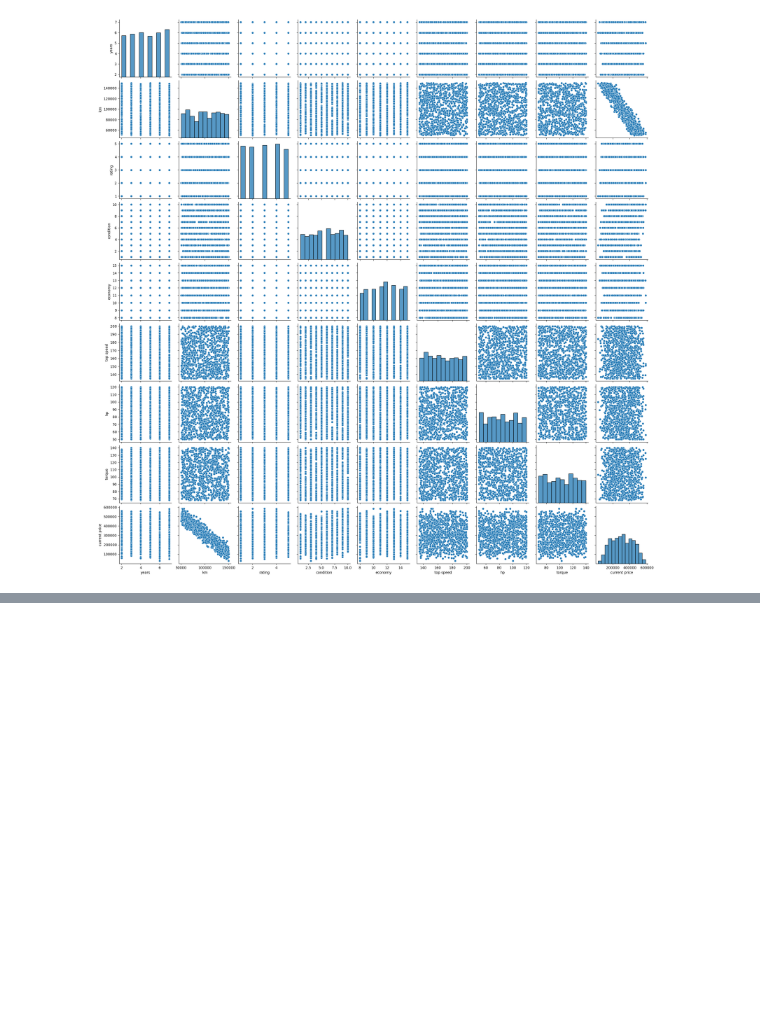
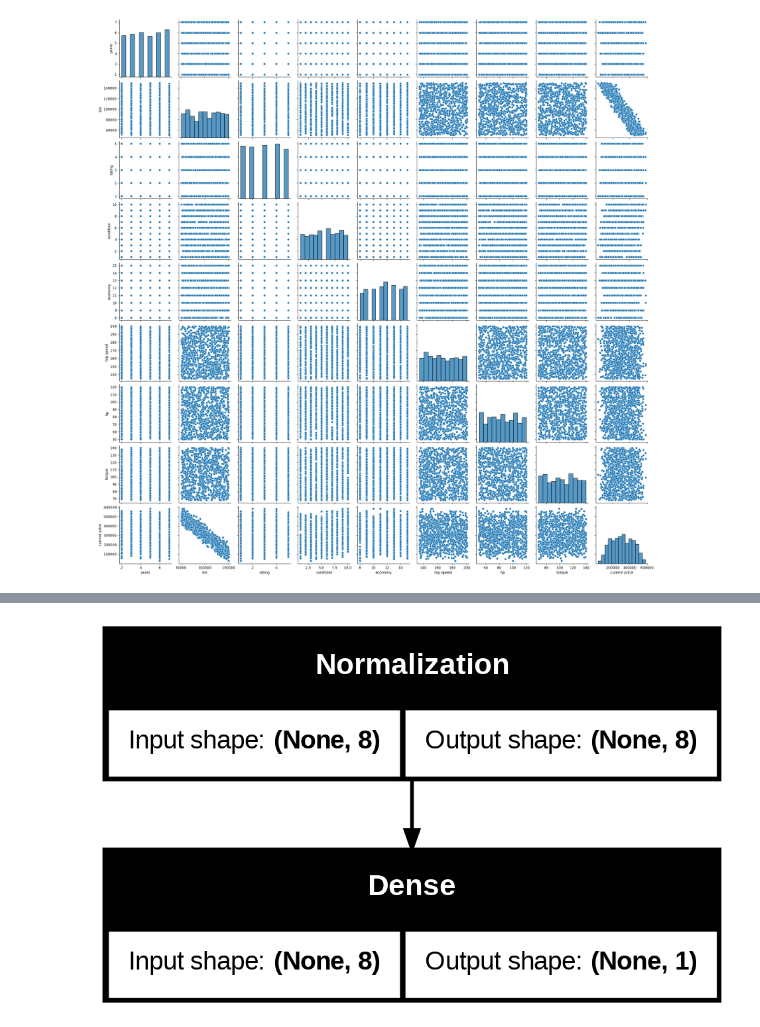
Before and after one commit to misrapk/Deep-Learning-Course-YT, a Jupyter notebook: Used_Car_Price_Prediction_Deep_Learning.ipynb, the cells around one changed output, grey strips where cells are left out. Cells and saved outputs as stored; diff of their text form; code cells hidden in the pictures; blank space fills up the shorter version.

```diff
--- a/Used_Car_Price_Prediction_Deep_Learning.ipynb
+++ b/Used_Car_Price_Prediction_Deep_Learning.ipynb
@@ -194,0 +71,2 @@ array([[-0.32650065,  1.3586191 ,  0.00855871, ...,  1.0948331 ,
+# %%
+normalizer = Normalization()
@@ -194,0 +96,5 @@ array([[-0.32650065,  1.3586191 ,  0.00855871, ...,  1.0948331 ,
+# %%
+model1 = tf.keras.Sequential([
+    normalizer,
+    Dense(1)
+])
@@ -194,0 +115,8 @@ array([[-0.32650065,  1.3586191 ,  0.00855871, ...,  1.0948331 ,
+# %%
+#compile model
+
+model1.compile(loss = MeanAbsoluteError(),
+               optimizer = tf.keras.optimizers.Adam(learning_rate=0.1),
+               metrics = [tf.keras.metrics.RootMeanSquaredError()])
+# %%
+history = model1.fit(X, y, epochs = 1000,verbose=1)
@@ -194,0 +141,4 @@ array([[-0.32650065,  1.3586191 ,  0.00855871, ...,  1.0948331 ,
+# %%
+tf.keras.utils.plot_model(model1, to_file = "model.png", show_shapes=True)
+# %% [output]
+[figure, added]
```
Also changed, not shown: parts of 49 cells of this notebook.
